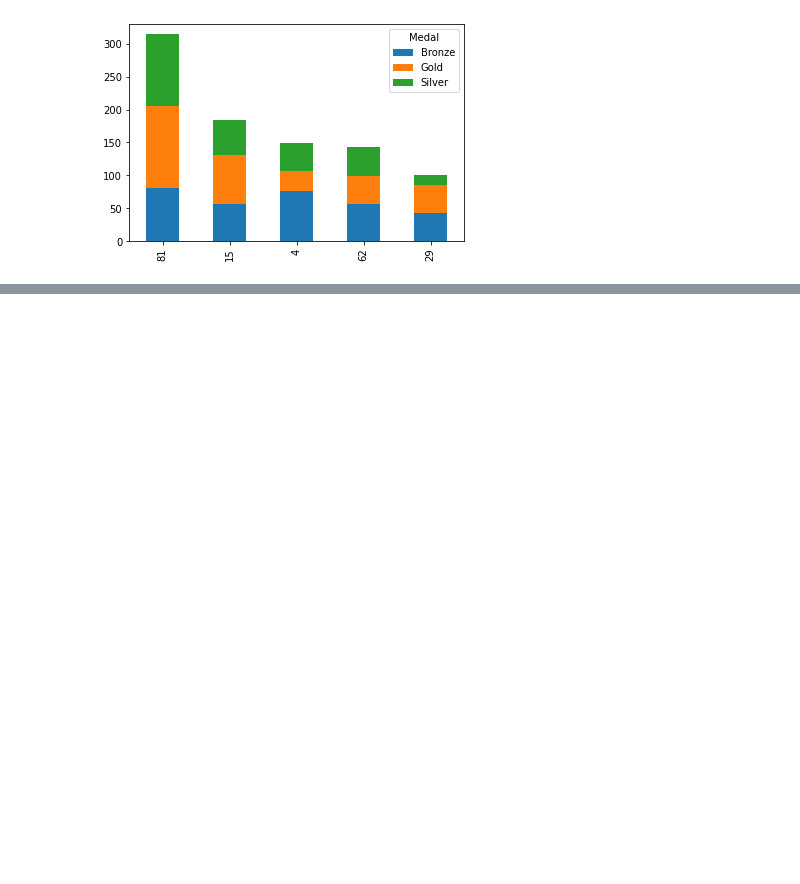
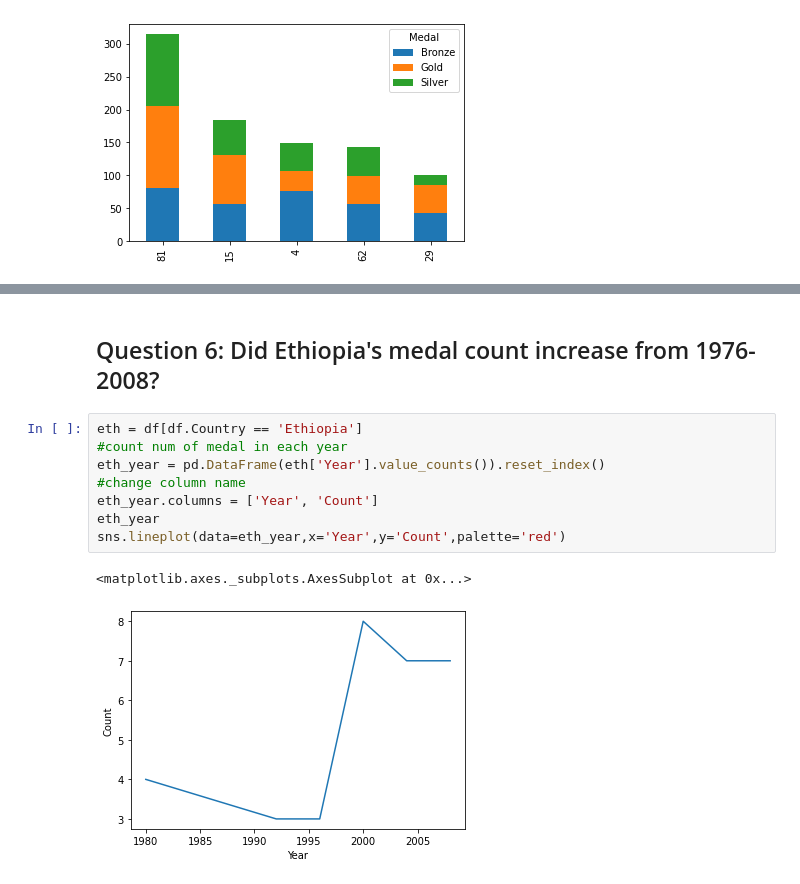
Before and after one commit to liyaSileshi/Summer-Olympics, a Jupyter notebook: notebooks/olympics.ipynb, the cells around one changed output, grey strips where cells are left out. Saved outputs shown, nothing was run; the diff lists cells and outputs as text; blank space fills up the shorter version.

```diff
--- a/notebooks/olympics.ipynb
+++ b/notebooks/olympics.ipynb
@@ -270,0 +321,13 @@ top5.plot(kind='bar', stacked=True)
+# %% [markdown]
+## Question 6: Did Ethiopia's medal count increase from 1976-2008?
+# %%
+eth = df[df.Country == 'Ethiopia']
+#count num of medal in each year
+eth_year = pd.DataFrame(eth['Year'].value_counts()).reset_index()
+#change column name
+eth_year.columns = ['Year', 'Count']
+eth_year
+sns.lineplot(data=eth_year,x='Year',y='Count',palette='red')
+# %% [output]
+<matplotlib.axes._subplots.AxesSubplot at 0x...>
+[figure, added]
```
Also changed, not shown: parts of 8 cells of this notebook.
